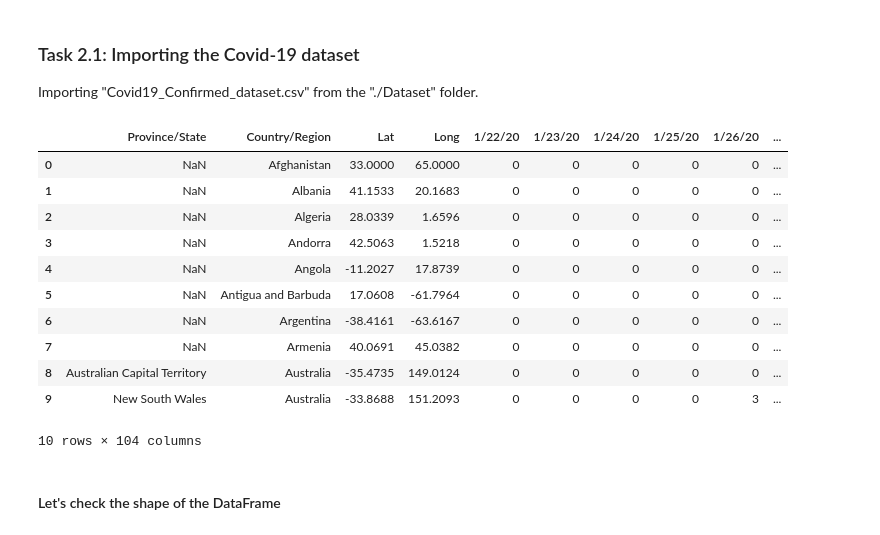
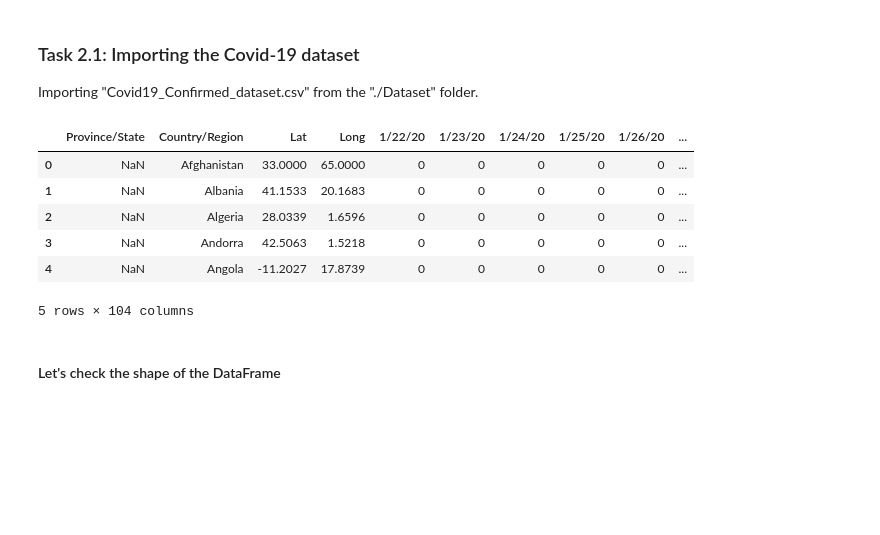
Before and after one commit to KyleHollands/Coursera_Project__COVID19_Data_Analysis_Using_Python, a Jupyter notebook: covid19 data analysis notebook.ipynb, the cells around one changed output. Cells and saved outputs as stored; diff of their text form; code cells hidden in the pictures; blank space fills up the shorter version.

```diff
--- a/covid19 data analysis notebook.ipynb
+++ b/covid19 data analysis notebook.ipynb
@@ -21,20 +21,15 @@ Importing "Covid19_Confirmed_dataset.csv" from the "./Dataset" folder.
 # %%
 # Import dataset.
 data = pd.read_csv('Datasets/covid19_Confirmed_dataset.csv')
-data.head(10)
+data.head()
 # %% [output]
 |  | Province/State | Country/Region | Lat | Long | 1/22/20 | 1/23/20 | 1/24/20 | 1/25/20 | 1/26/20 | ... |
 | 0 | NaN | Afghanistan | 33.0000 | 65.0000 | 0 | 0 | 0 | 0 | 0 | ... |
 | 1 | NaN | Albania | 41.1533 | 20.1683 | 0 | 0 | 0 | 0 | 0 | ... |
 | 2 | NaN | Algeria | 28.0339 | 1.6596 | 0 | 0 | 0 | 0 | 0 | ... |
 | 3 | NaN | Andorra | 42.5063 | 1.5218 | 0 | 0 | 0 | 0 | 0 | ... |
 | 4 | NaN | Angola | -11.2027 | 17.8739 | 0 | 0 | 0 | 0 | 0 | ... |
-| 5 | NaN | Antigua and Barbuda | 17.0608 | -61.7964 | 0 | 0 | 0 | 0 | 0 | ... |
-| 6 | NaN | Argentina | -38.4161 | -63.6167 | 0 | 0 | 0 | 0 | 0 | ... |
-| 7 | NaN | Armenia | 40.0691 | 45.0382 | 0 | 0 | 0 | 0 | 0 | ... |
-| 8 | Australian Capital Territory | Australia | -35.4735 | 149.0124 | 0 | 0 | 0 | 0 | 0 | ... |
-| 9 | New South Wales | Australia | -33.8688 | 151.2093 | 0 | 0 | 0 | 0 | 3 | ... |
-10 rows × 104 columns
+5 rows × 104 columns
 # %% [markdown]
 #### Let's check the shape of the DataFrame
 # %%
```
Also changed, not shown: parts of 22 cells of this notebook, 1 other file.
